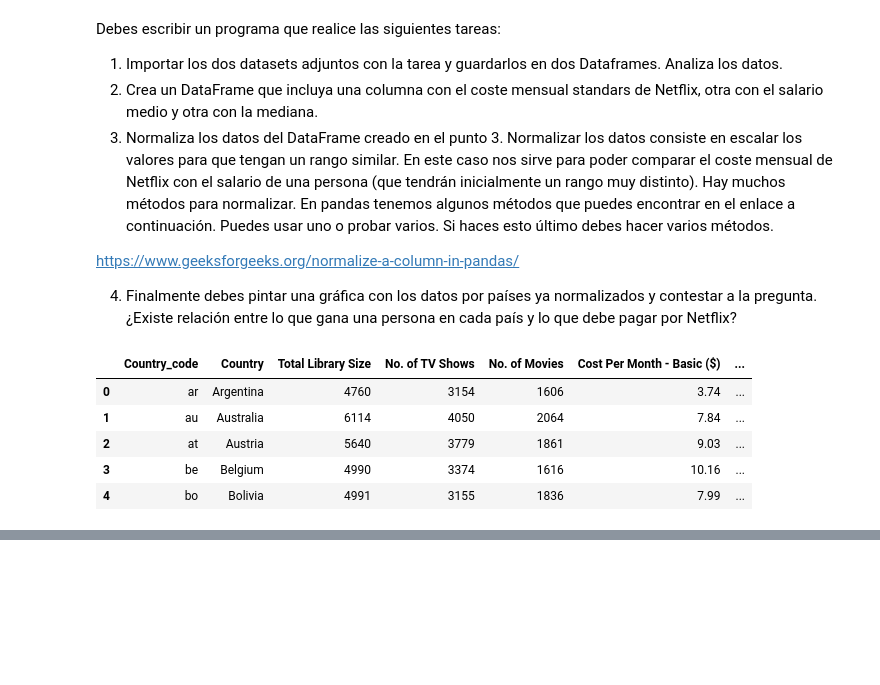
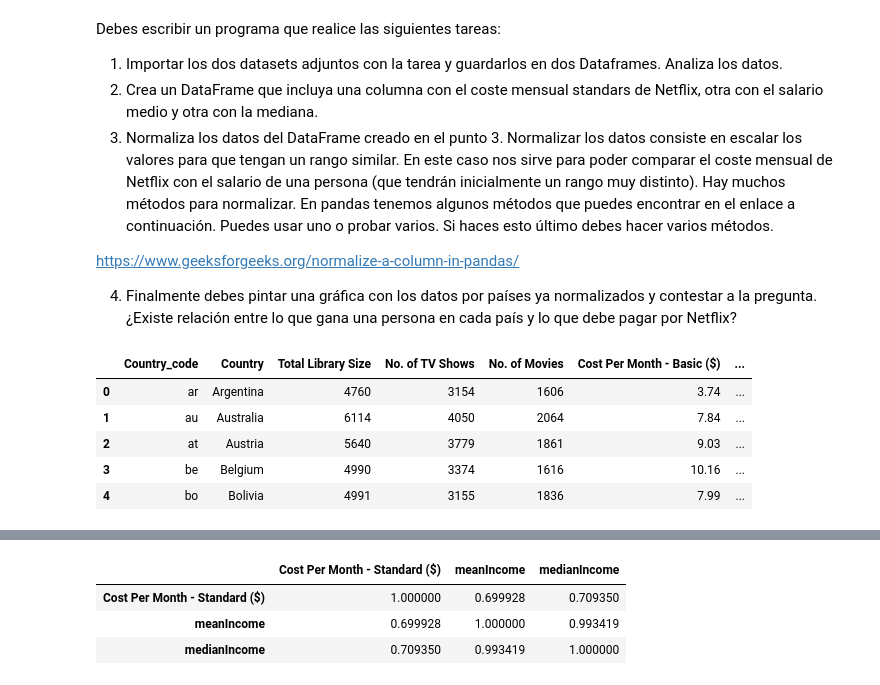
Before and after one commit to pablop11/CE_IABD, a Jupyter notebook: PIA/UNIDAD2/Actividades/Actividad2_8/Actividad2_8.ipynb, the cells around one changed output, grey strips where cells are left out. Saved outputs shown, nothing was run; the diff lists cells and outputs as text; code cells hidden in the pictures; blank space fills up the shorter version.

```diff
--- a/PIA/UNIDAD2/Actividades/Actividad2_8/Actividad2_8.ipynb
+++ b/PIA/UNIDAD2/Actividades/Actividad2_8/Actividad2_8.ipynb
@@ -60,0 +115,8 @@ Venezuela
+# %%
+# Correlacion
+df_netflix_salaries.corr(numeric_only=True)
+# %% [output]
+|  | Cost Per Month - Standard ($) | meanIncome | medianIncome |
+| Cost Per Month - Standard ($) | 1.000000 | 0.699928 | 0.709350 |
+| meanIncome | 0.699928 | 1.000000 | 0.993419 |
+| medianIncome | 0.709350 | 0.993419 | 1.000000 |
```
Also changed, not shown: parts of 5 cells of this notebook.
